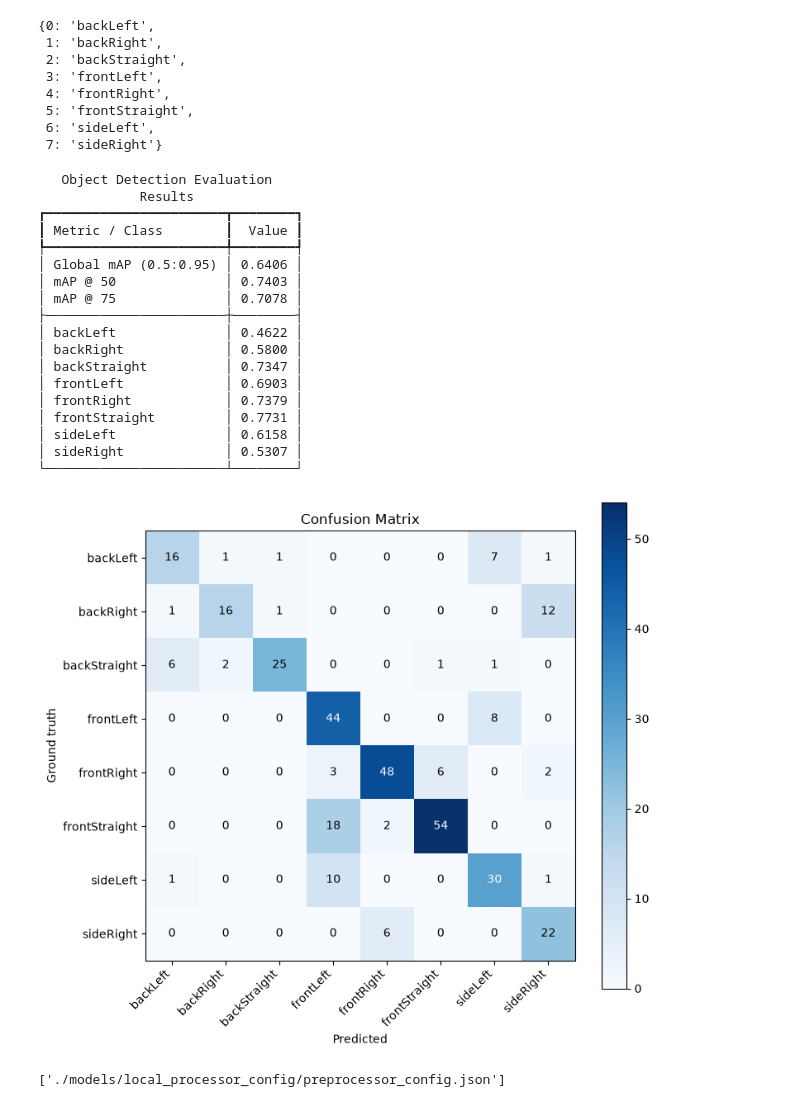
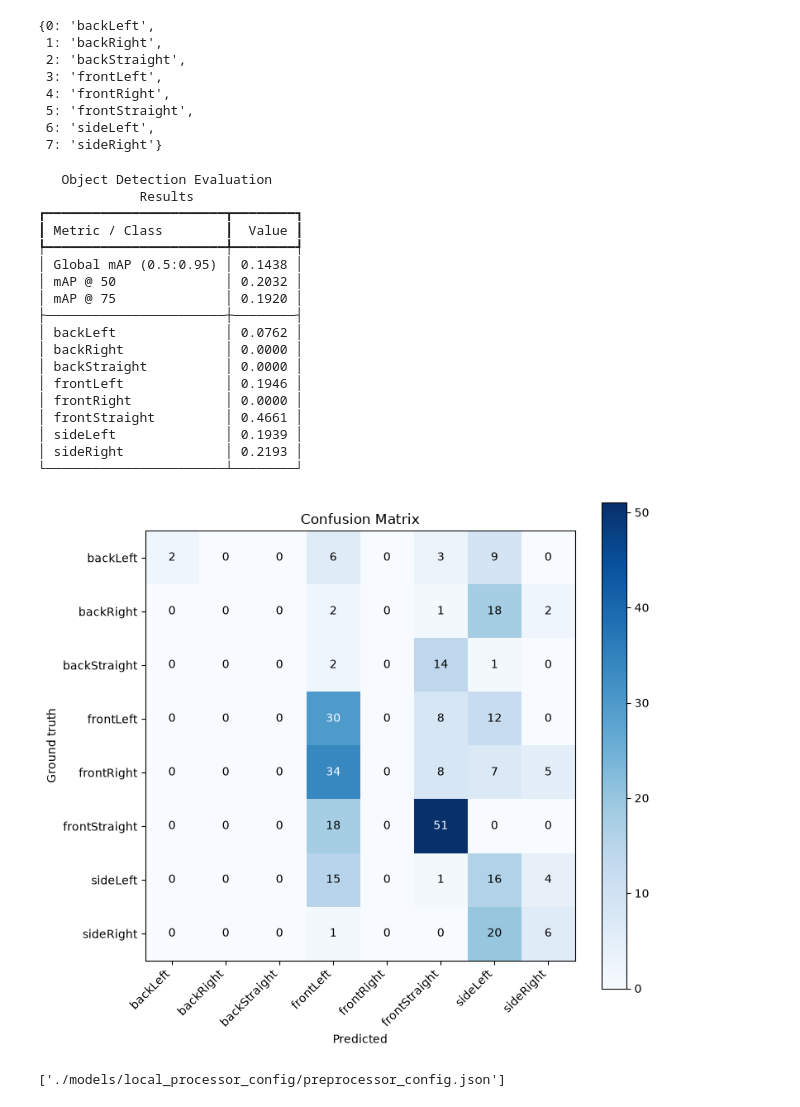
Before and after one commit to Freshman25/gaze-detection-kaggle-mirror, a Jupyter notebook: combined_notebook_v1.ipynb, the cells around one changed output. Cells and saved outputs as stored; diff of their text form; code cells hidden in the pictures.

```diff
--- a/combined_notebook_v1.ipynb
+++ b/combined_notebook_v1.ipynb
@@ -736,8 +734,8 @@ class FasterRCNNAdapter(BaseModelAdapter):
         return {0: "background", **{k + 1: v for k, v in dataset_id2label.items()}}
 
     @torch.no_grad()
-    def predict(self, images):
-        outputs = super().predict(images)
+    def predict(self, images, score_threshold=0.5):
+        outputs = super().predict(images, score_threshold=score_threshold)
         for out in outputs:
             keep = out["labels"] != 0
             out["boxes"] = out["boxes"][keep]
@@ -947,7 +923,7 @@ Head classes (incl. background): 9
 Device: cuda
 Model is loaded and ready on: cuda
 # %%
-img, annotation = val_dataset[0]
+img, annotation = test_dataset[0]
 
 np_img = np.array(img, dtype=np.float32) / 255.0
 pixel_values = torch.from_numpy(np_img).permute(2, 0, 1).unsqueeze(0)
@@ -970,5 +946,5 @@ results = {
 }
 
 # Now index 7 (original 8th class) will display its true category name!
-plot_predictions(img, results, val_dataset, threshold=0.5)
+plot_predictions(img, results, test_dataset, threshold=0.5)
 # %% [output]
@@ -1232,7 +1170,7 @@ tensor([[ 6,  0,  9,  6,  1,  1,  3,  1],
 # %%
 torch.save(retinanet_adapter.model.state_dict(), "models/retinanet_trained_weights.pth")
 # %%
-img, annotation = val_dataset[0]
+img, annotation = test_dataset[0]
 
 # Prepare image (same float scaled [0, 1] tensor format as Faster R-CNN)
 np_img = np.array(img, dtype=np.float32) / 255.0
@@ -1251,5 +1189,5 @@ results = {
     "labels": raw_results["labels"]
 }
 
-plot_predictions(img, results, val_dataset, threshold=0.5)
+plot_predictions(img, results, test_dataset, threshold=0.5)
 # %% [output]
@@ -1360,22 +1298,19 @@ class DETRAdapter(BaseModelAdapter):
         return outputs.loss
 
     @torch.no_grad()
-    def predict(self, images):
+    def predict(self, images, score_threshold=0.5):
         self.model.eval()
         encoded_items = self.prepare_item(images, annotations=None)
-
         pixel_values = torch.stack(
             [item["pixel_values"] for item in encoded_items]
         ).to(self.device)
 
         outputs = self.model(pixel_values=pixel_values)
 
-
-        target_sizes = torch.tensor([img.size[::-1] for img in images]).to(self.device)  # (H, W) per image
+        target_sizes = torch.tensor([img.size[::-1] for img in images]).to(self.device)
         results = self.processor.post_process_object_detection(
-            outputs, target_sizes=target_sizes, threshold=0.0
+            outputs, target_sizes=target_sizes, threshold=score_threshold
         )
-        # results: list of {"scores": Tensor, "labels": Tensor, "boxes": Tensor} per image — already canonical shape
         return results
 # %%
 CHECKPOINT = "PekingU/rtdetr_v2_r50vd"
@@ -1533,35 +1438,35 @@ detr_adapter.id2label
  6: 'sideLeft',
  7: 'sideRight'}
 # %%
-show_mAP(detr_adapter, val_loader, False, DEVICE)
+show_mAP(detr_adapter, test_loader, False, DEVICE)
 # %% [output]
    Object Detection Evaluation
              Results
 ┏━━━━━━━━━━━━━━━━━━━━━━━┳━━━━━━━━┓
 ┃ Metric / Class        ┃  Value ┃
 ┡━━━━━━━━━━━━━━━━━━━━━━━╇━━━━━━━━┩
-│ Global mAP (0.5:0.95) │ 0.6406 │
-│ mAP @ 50              │ 0.7403 │
-│ mAP @ 75              │ 0.7078 │
+│ Global mAP (0.5:0.95) │ 0.1438 │
+│ mAP @ 50              │ 0.2032 │
+│ mAP @ 75              │ 0.1920 │
 ├───────────────────────┼────────┤
-│ backLeft              │ 0.4622 │
-│ backRight             │ 0.5800 │
-│ backStraight          │ 0.7347 │
-│ frontLeft             │ 0.6903 │
-│ frontRight            │ 0.7379 │
-│ frontStraight         │ 0.7731 │
-│ sideLeft              │ 0.6158 │
-│ sideRight             │ 0.5307 │
+│ backLeft              │ 0.0762 │
+│ backRight             │ 0.0000 │
+│ backStraight          │ 0.0000 │
+│ frontLeft             │ 0.1946 │
+│ frontRight            │ 0.0000 │
+│ frontStraight         │ 0.4661 │
+│ sideLeft              │ 0.1939 │
+│ sideRight             │ 0.2193 │
 └───────────────────────┴────────┘
 # %%
 cm = plot_confusion_matrix(detr_adapter,
-                           val_loader,
+                           test_loader,
                            id2label=detr_adapter.id2label,
                            include_background=False,
                            iou_threshold=0.5,
                            score_threshold=0.5)
 # %% [output]
-[figure, old version]
+[figure, new version]
 # %%
 torch.save(detr_adapter.model.state_dict(), "models/detr_trained_weights.pth")
 detr_processor.save_pretrained("./models/local_processor_config")  # Make this simply locally available
```
Also changed, not shown: parts of 25 cells of this notebook, 1 other file.
